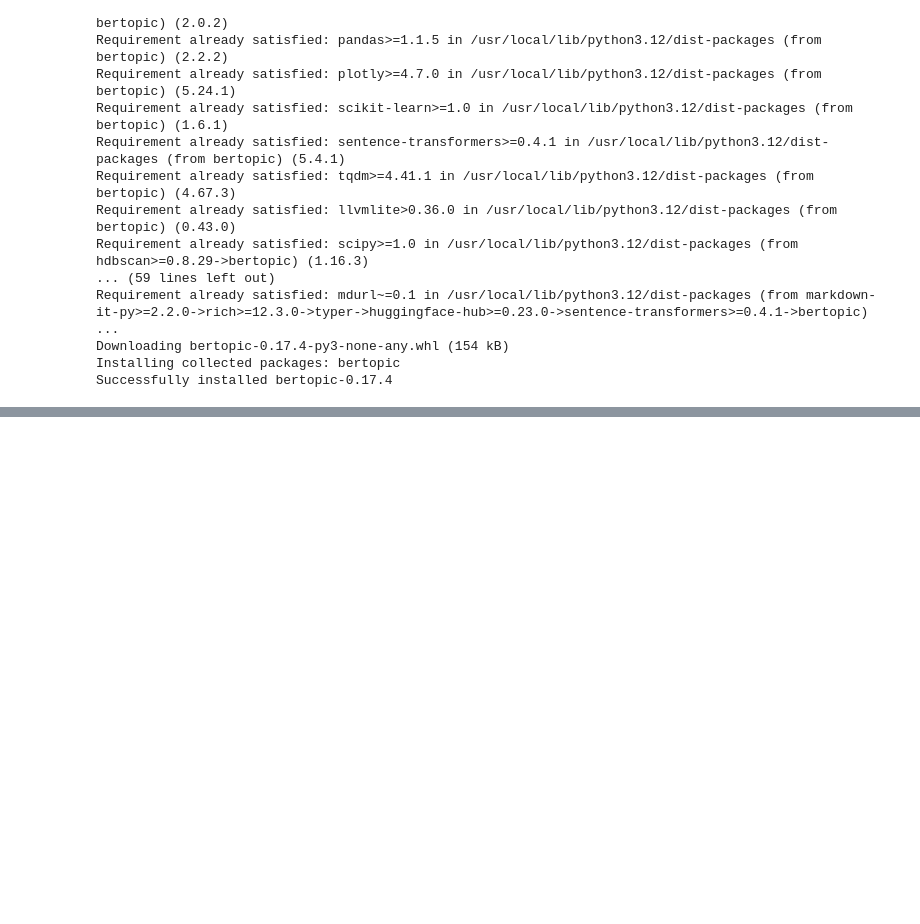
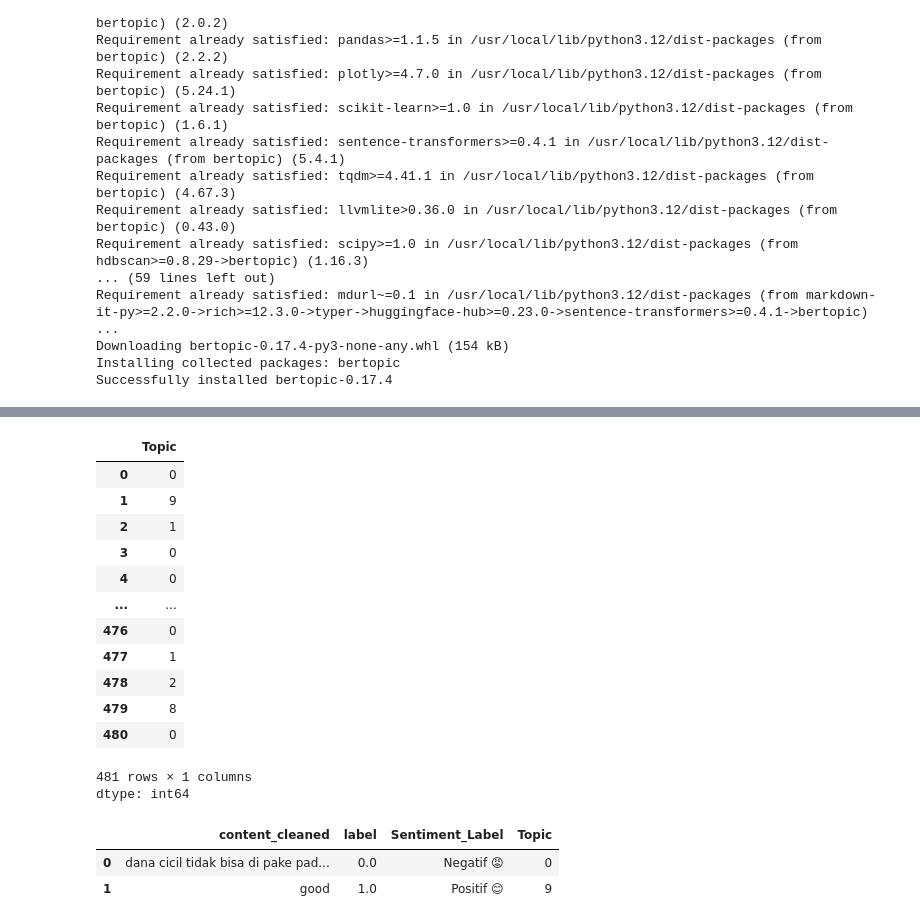
Before and after one commit to nikenyudha/dana-sentiment-analysis, a Jupyter notebook: notebook/dana_sentiment_testing_model.ipynb, the cells around one changed output, grey strips where cells are left out. Saved outputs shown, nothing was run; the diff lists cells and outputs as text; code cells hidden in the pictures; blank space fills up the shorter version.

```diff
--- a/notebook/dana_sentiment_testing_model.ipynb
+++ b/notebook/dana_sentiment_testing_model.ipynb
@@ -119,0 +134,24 @@ Notes:
+# %%
+df['Topic'] = topics
+df['Topic']
+# %% [output]
+|  | Topic |
+| 0 | 0 |
+| 1 | 9 |
+| 2 | 1 |
+| 3 | 0 |
+| 4 | 0 |
+| ... | ... |
+| 476 | 0 |
+| 477 | 1 |
+| 478 | 2 |
+| 479 | 8 |
+| 480 | 0 |
+481 rows × 1 columns
+dtype: int64
+# %%
+df.head(2)
+# %% [output]
+|  | content_cleaned | label | Sentiment_Label | Topic |
+| 0 | dana cicil tidak bisa di pake pad... | 0.0 | Negatif 😡 | 0 |
+| 1 | good | 1.0 | Positif 😊 | 9 |
```
Also changed, not shown: parts of 8 cells of this notebook, 4 other files.
